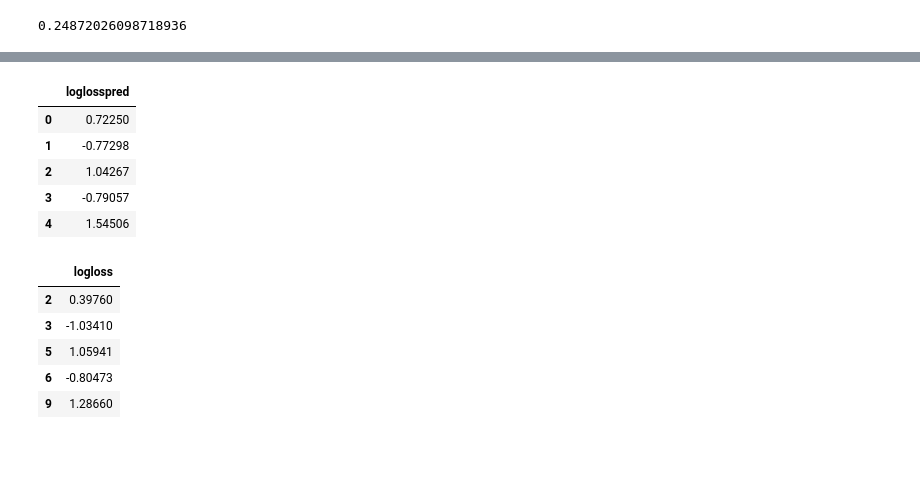
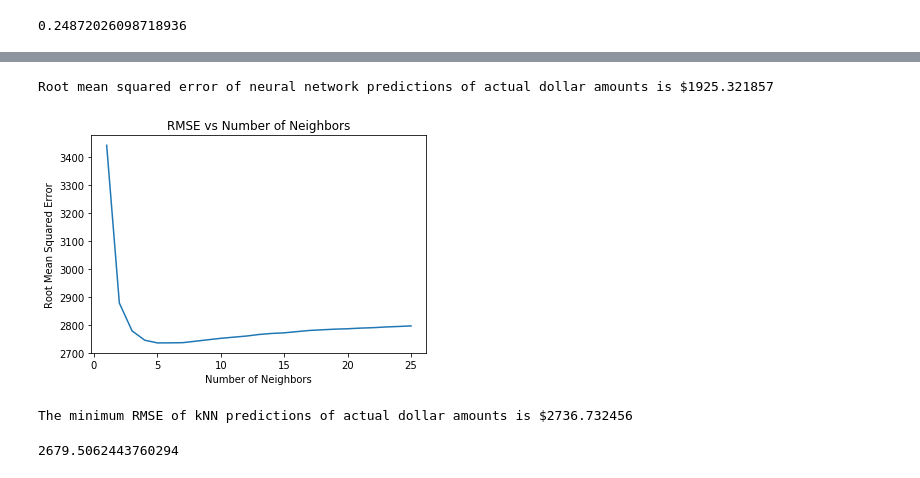
Before and after one commit to VCZLee/Jupyter-Notebooks, a Jupyter notebook: Kaggle/Allstate Claim Severity/Allstate Claim Severity Modeling.ipynb, the cells around one changed output, grey strips where cells are left out. Drawn from its saved outputs; the diff is of its cells as text; code cells hidden in the pictures; blank space fills up the shorter version.

```diff
--- a/Kaggle/Allstate Claim Severity/Allstate Claim Severity Modeling.ipynb
+++ b/Kaggle/Allstate Claim Severity/Allstate Claim Severity Modeling.ipynb
@@ -400,19 +370,47 @@ train_y.head()
 # plt.xlabel("Epoch");
 # plt.ylabel("Mean Squared Error");
 # plt.show();
-# %%
-train_pred_nn.head()
-train_y.head()
-# %% [output]
-|  | loglosspred |
-| 0 | 0.72250 |
-| 1 | -0.77298 |
-| 2 | 1.04267 |
-| 3 | -0.79057 |
-| 4 | 1.54506 |
-|  | logloss |
-| 2 | 0.39760 |
-| 3 | -1.03410 |
-| 5 | 1.05941 |
-| 6 | -0.80473 |
-| 9 | 1.28660 |
+# %%
+valid_pred_nn = np.exp(loss_scaler.inverse_transform(valid_pred_nn))
+valid_y_actual = np.exp(loss_scaler.inverse_transform(valid_y))
+mse_nn = mean_squared_error(valid_y_actual, valid_pred_nn) ** 0.5
+print("Root mean squared error of neural network predictions of actual dollar amounts is $%f" % mse_nn)
+#1925.3218 was the lowest loss recorded
+# %% [output]
+Root mean squared error of neural network predictions of actual dollar amounts is $1925.321857
+# %%
+np.random.seed(42)
+random_rows = np.random.choice(train.shape[0], 100, replace=False)
+knnr_loss_history = []
+for i in range(1,26):
+    knnr = KNeighborsRegressor(n_neighbors=i, weights="distance")
+    knnr = knnr.fit(train_x.iloc[random_rows, :], train_y.iloc[random_rows, :])
+    train_pred_knnr = pd.DataFrame(knnr.predict(train_x), columns = ['predknnr'])
+    valid_pred_knnr = pd.DataFrame(knnr.predict(valid_x), columns = ['predknnr'])
+    valid_pred_knnr = np.exp(loss_scaler.inverse_transform(valid_pred_knnr))
+    mse_knnr = mean_squared_error(valid_y_actual, valid_pred_knnr) ** 0.5
+    knnr_loss_history.append(mse_knnr)
+# %%
+plt.plot(np.arange(1,26), knnr_loss_history);
+plt.xlabel("Number of Neighbors");
+plt.ylabel("Root Mean Squared Error");
+plt.title("RMSE vs Number of Neighbors");
+plt.show(); #use 5 neighbors for minimum RMSE
+print("The minimum RMSE of kNN predictions of actual dollar amounts is $%f" % min(knnr_loss_history));
+# %% [output]
+[figure, added]
+The minimum RMSE of kNN predictions of actual dollar amounts is $2736.732456
+# %%
+knnr = BaggingRegressor(base_estimator=KNeighborsRegressor(n_neighbors=5, weights="distance"),
+                        n_estimators=20,
+                        max_samples=100,
+                        max_features=5,
+                        bootstrap=False,
+                        random_state=42)
+knnr = knnr.fit(train_x, train_y.values.ravel())
+valid_pred_knnr = pd.DataFrame(knnr.predict(valid_x), columns = ['predknnr'])
+valid_pred_knnr = np.exp(loss_scaler.inverse_transform(valid_pred_knnr))
+mse_knnr = mean_squared_error(valid_y_actual, valid_pred_knnr) ** 0.5
+mse_knnr
+# %% [output]
+2679.5062443760294
```
Also changed, not shown: parts of 6 cells of this notebook, 2 other files.
